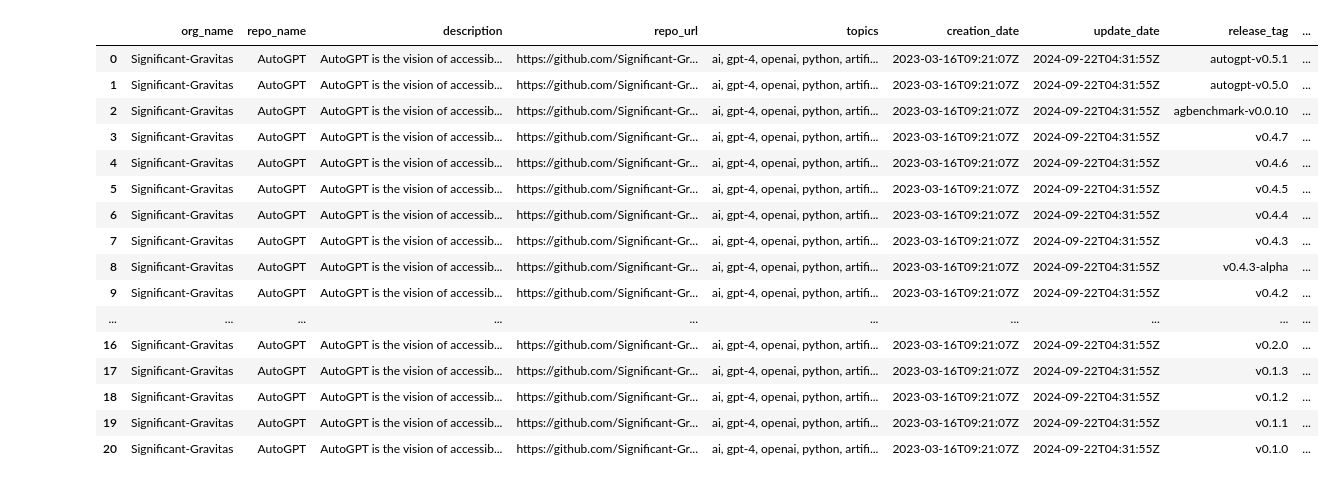
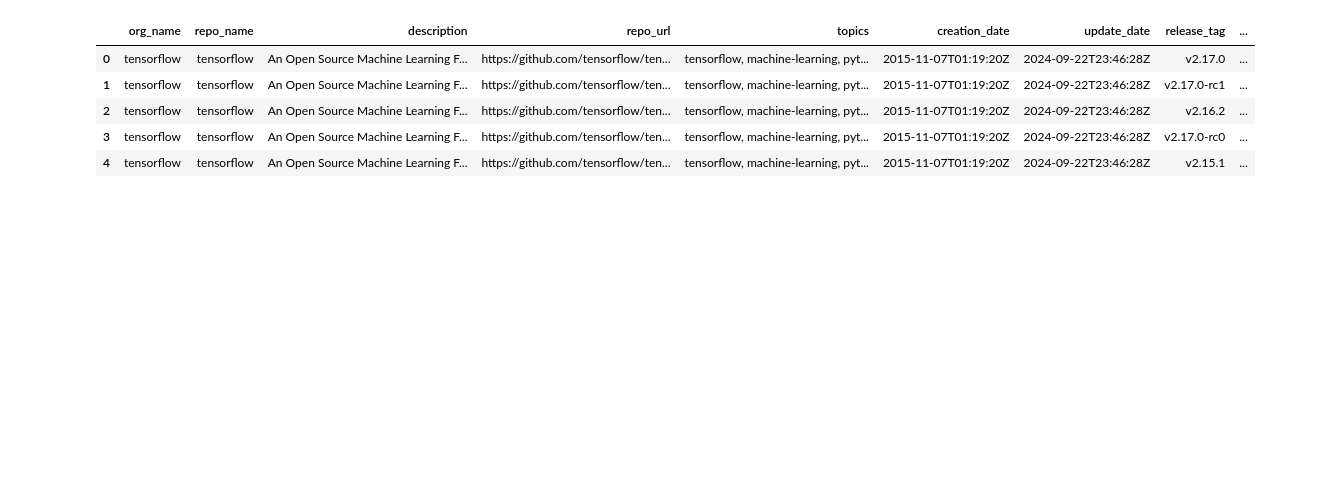
Before and after one commit to charlesRepo/data-science-course-final-project, a Jupyter notebook: notebooks/manual_test.ipynb, the cells around one changed output. Saved outputs shown, nothing was run; the diff lists cells and outputs as text; code cells hidden in the pictures; blank space fills up the shorter version.

```diff
--- a/notebooks/manual_test.ipynb
+++ b/notebooks/manual_test.ipynb
@@ -16,22 +20,11 @@ import numpy as np
 # %%
-test_df = get_single_repo_data('https://github.com/Significant-Gravitas/AutoGPT')
+test_df = get_single_repo_data('https://github.com/tensorflow/tensorflow', GITHUB_TOKEN)
 
-test_df
+test_df.head()
 # %% [output]
 |  | org_name | repo_name | description | repo_url | topics | creation_date | update_date | release_tag | ... |
-| 0 | Significant-Gravitas | AutoGPT | AutoGPT is the vision of accessib... | https://github.com/Significant-Gr... | ai, gpt-4, openai, python, artifi... | 2023-03-16T09:21:07Z | 2024-09-22T04:31:55Z | autogpt-v0.5.1 | ... |
-| 1 | Significant-Gravitas | AutoGPT | AutoGPT is the vision of accessib... | https://github.com/Significant-Gr... | ai, gpt-4, openai, python, artifi... | 2023-03-16T09:21:07Z | 2024-09-22T04:31:55Z | autogpt-v0.5.0 | ... |
-| 2 | Significant-Gravitas | AutoGPT | AutoGPT is the vision of accessib... | https://github.com/Significant-Gr... | ai, gpt-4, openai, python, artifi... | 2023-03-16T09:21:07Z | 2024-09-22T04:31:55Z | agbenchmark-v0.0.10 | ... |
-| 3 | Significant-Gravitas | AutoGPT | AutoGPT is the vision of accessib... | https://github.com/Significant-Gr... | ai, gpt-4, openai, python, artifi... | 2023-03-16T09:21:07Z | 2024-09-22T04:31:55Z | v0.4.7 | ... |
-| 4 | Significant-Gravitas | AutoGPT | AutoGPT is the vision of accessib... | https://github.com/Significant-Gr... | ai, gpt-4, openai, python, artifi... | 2023-03-16T09:21:07Z | 2024-09-22T04:31:55Z | v0.4.6 | ... |
-| 5 | Significant-Gravitas | AutoGPT | AutoGPT is the vision of accessib... | https://github.com/Significant-Gr... | ai, gpt-4, openai, python, artifi... | 2023-03-16T09:21:07Z | 2024-09-22T04:31:55Z | v0.4.5 | ... |
-| 6 | Significant-Gravitas | AutoGPT | AutoGPT is the vision of accessib... | https://github.com/Significant-Gr... | ai, gpt-4, openai, python, artifi... | 2023-03-16T09:21:07Z | 2024-09-22T04:31:55Z | v0.4.4 | ... |
-| 7 | Significant-Gravitas | AutoGPT | AutoGPT is the vision of accessib... | https://github.com/Significant-Gr... | ai, gpt-4, openai, python, artifi... | 2023-03-16T09:21:07Z | 2024-09-22T04:31:55Z | v0.4.3 | ... |
-| 8 | Significant-Gravitas | AutoGPT | AutoGPT is the vision of accessib... | https://github.com/Significant-Gr... | ai, gpt-4, openai, python, artifi... | 2023-03-16T09:21:07Z | 2024-09-22T04:31:55Z | v0.4.3-alpha | ... |
-| 9 | Significant-Gravitas | AutoGPT | AutoGPT is the vision of accessib... | https://github.com/Significant-Gr... | ai, gpt-4, openai, python, artifi... | 2023-03-16T09:21:07Z | 2024-09-22T04:31:55Z | v0.4.2 | ... |
-| ... | ... | ... | ... | ... | ... | ... | ... | ... | ... |
-| 16 | Significant-Gravitas | AutoGPT | AutoGPT is the vision of accessib... | https://github.com/Significant-Gr... | ai, gpt-4, openai, python, artifi... | 2023-03-16T09:21:07Z | 2024-09-22T04:31:55Z | v0.2.0 | ... |
-| 17 | Significant-Gravitas | AutoGPT | AutoGPT is the vision of accessib... | https://github.com/Significant-Gr... | ai, gpt-4, openai, python, artifi... | 2023-03-16T09:21:07Z | 2024-09-22T04:31:55Z | v0.1.3 | ... |
-| 18 | Significant-Gravitas | AutoGPT | AutoGPT is the vision of accessib... | https://github.com/Significant-Gr... | ai, gpt-4, openai, python, artifi... | 2023-03-16T09:21:07Z | 2024-09-22T04:31:55Z | v0.1.2 | ... |
-| 19 | Significant-Gravitas | AutoGPT | AutoGPT is the vision of accessib... | https://github.com/Significant-Gr... | ai, gpt-4, openai, python, artifi... | 2023-03-16T09:21:07Z | 2024-09-22T04:31:55Z | v0.1.1 | ... |
-| 20 | Significant-Gravitas | AutoGPT | AutoGPT is the vision of accessib... | https://github.com/Significant-Gr... | ai, gpt-4, openai, python, artifi... | 2023-03-16T09:21:07Z | 2024-09-22T04:31:55Z | v0.1.0 | ... |
+| 0 | tensorflow | tensorflow | An Open Source Machine Learning F... | https://github.com/tensorflow/ten... | tensorflow, machine-learning, pyt... | 2015-11-07T01:19:20Z | 2024-09-22T23:46:28Z | v2.17.0 | ... |
+| 1 | tensorflow | tensorflow | An Open Source Machine Learning F... | https://github.com/tensorflow/ten... | tensorflow, machine-learning, pyt... | 2015-11-07T01:19:20Z | 2024-09-22T23:46:28Z | v2.17.0-rc1 | ... |
+| 2 | tensorflow | tensorflow | An Open Source Machine Learning F... | https://github.com/tensorflow/ten... | tensorflow, machine-learning, pyt... | 2015-11-07T01:19:20Z | 2024-09-22T23:46:28Z | v2.16.2 | ... |
+| 3 | tensorflow | tensorflow | An Open Source Machine Learning F... | https://github.com/tensorflow/ten... | tensorflow, machine-learning, pyt... | 2015-11-07T01:19:20Z | 2024-09-22T23:46:28Z | v2.17.0-rc0 | ... |
+| 4 | tensorflow | tensorflow | An Open Source Machine Learning F... | https://github.com/tensorflow/ten... | tensorflow, machine-learning, pyt... | 2015-11-07T01:19:20Z | 2024-09-22T23:46:28Z | v2.15.1 | ... |
```
Also changed, not shown: parts of 8 cells of this notebook, 12 other files.
